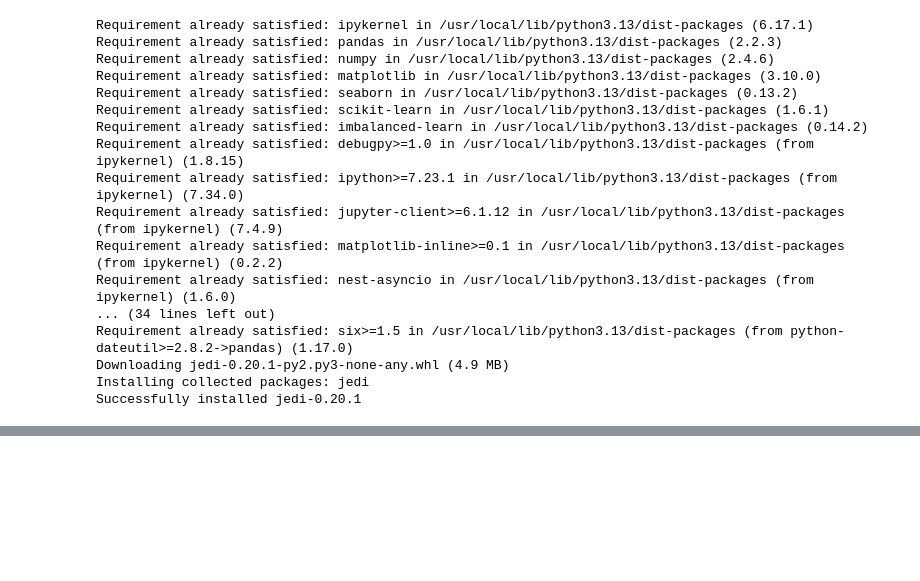
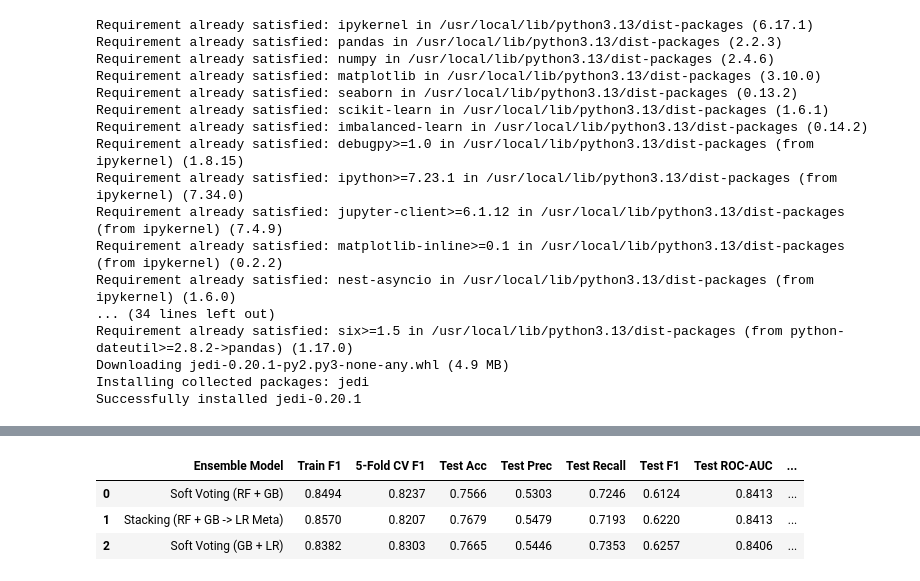
Before and after one commit to Justin1224com/6001CMD_CW2, a Jupyter notebook: 6001CMD_CW2.ipynb, the cells around one changed output, grey strips where cells are left out. Saved outputs shown, nothing was run; the diff lists cells and outputs as text; code cells hidden in the pictures; blank space fills up the shorter version.

```diff
--- a/6001CMD_CW2.ipynb
+++ b/6001CMD_CW2.ipynb
@@ -22,0 +689,94 @@ Successfully installed jedi-0.20.1
+# %%
+# ==============================================================================
+# PART F: ENSEMBLE MODEL DEVELOPMENT (SOFT VOTING & STACKING CLASSIFIERS)
+# ==============================================================================
+import time
+import pandas as pd
+import numpy as np
+import matplotlib.pyplot as plt
+import seaborn as sns
+from sklearn.ensemble import VotingClassifier, StackingClassifier
+from sklearn.linear_model import LogisticRegression
+from sklearn.model_selection import StratifiedKFold, cross_validate
+from sklearn.metrics import (accuracy_score, precision_score, recall_score,
+                             f1_score, roc_auc_score)
+
+# 1. Select Top 2 Tuned Base Models from Part E:
+#    - Tuned Random Forest (Rank 1 Test F1: 0.6275, Rank 1 Test ROC-AUC: 0.8406)
+#    - Tuned Gradient Boosting (Rank 1 Test Recall: 0.7460, Rank 2 Test F1: 0.6249, Rank 2 AUC: 0.8382)
+#    (Also evaluate Hybrid Tree+Linear Soft Voting [RF + GB vs. GB + LR] to verify optimal pairing)
+cv = StratifiedKFold(n_splits=5, shuffle=True, random_state=42)
+
+ensemble_candidates = {
+    "Soft Voting (RF + GB)": VotingClassifier(
+        estimators=[
+            ('rf', tuned_models['Random Forest']),
+            ('gb', tuned_models['Gradient Boosting'])
+        ],
+        voting='soft',
+        weights=[1, 1]
+    ),
+    "Stacking (RF + GB -> LR Meta)": StackingClassifier(
+        estimators=[
+            ('rf', tuned_models['Random Forest']),
+            ('gb', tuned_models['Gradient Boosting'])
+        ],
+        final_estimator=LogisticRegression(C=1.0, random_state=42),
+        cv=5,
+        n_jobs=1
+    ),
+    "Soft Voting (GB + LR)": VotingClassifier(
+        estimators=[
+            ('gb', tuned_models['Gradient Boosting']),
+            ('lr', tuned_models['Logistic Regression'])
+        ],
+        voting='soft',
+        weights=[2, 1]
+    )
+}
+
+# 2. Train & Evaluate Ensemble Architectures on 5-Fold CV and Unseen Hold-Out Test Set
+part_f_results = []
+trained_ensembles = {}
+
+for name, ens_model in ensemble_candidates.items():
+    print(f">>> Training & Evaluating {name}...")
+    # 5-Fold Stratified CV on SMOTE Training Set
+    cv_scores = cross_validate(ens_model, X_train_smote, y_train_smote, cv=cv,
+                               scoring=['f1', 'roc_auc', 'recall'], n_jobs=1)
+
+    # Fit on full SMOTE training set and record wall-clock training time
+    t0 = time.time()
+    ens_model.fit(X_train_smote, y_train_smote)
+    train_time = time.time() - t0
+    trained_ensembles[name] = ens_model
+
+    # Predictions on Train and Unseen Test Set
+    train_preds = ens_model.predict(X_train_smote)
+
+    t_inf0 = time.time()
+    test_preds = ens_model.predict(X_test_scaled)
+    inf_time = (time.time() - t_inf0) * 1000  # milliseconds
+    test_probs = ens_model.predict_proba(X_test_scaled)[:, 1]
+
+    train_f1 = round(f1_score(y_train_smote, train_preds), 4)
+    test_f1 = round(f1_score(y_test, test_preds), 4)
+
+    part_f_results.append({
+        'Ensemble Model': name,
+        'Train F1': train_f1,
+        '5-Fold CV F1': round(cv_scores['test_f1'].mean(), 4),
+        'Test Acc': round(accuracy_score(y_test, test_preds), 4),
+        'Test Prec': round(precision_score(y_test, test_preds), 4),
+        'Test Recall': round(recall_score(y_test, test_preds), 4),
+        'Test F1': test_f1,
+        'Test ROC-AUC': round(roc_auc_score(y_test, test_probs), 4),
+        'Overfit Gap': round(train_f1 - test_f1, 4),
+        'Train Time (s)': round(train_time, 3),
+        'Infer Time (ms)': round(inf_time, 2)
+    })
+
+df_part_f = pd.DataFrame(part_f_results)
+print("\n--- PART F: ENSEMBLE MODELS EMPIRICAL SUMMARY ---")
+display(df_part_f)
+# %% [output]
@@ -22,0 +788,4 @@ Successfully installed jedi-0.20.1
+|  | Ensemble Model | Train F1 | 5-Fold CV F1 | Test Acc | Test Prec | Test Recall | Test F1 | Test ROC-AUC | ... |
+| 0 | Soft Voting (RF + GB) | 0.8494 | 0.8237 | 0.7566 | 0.5303 | 0.7246 | 0.6124 | 0.8413 | ... |
+| 1 | Stacking (RF + GB -> LR Meta) | 0.8570 | 0.8207 | 0.7679 | 0.5479 | 0.7193 | 0.6220 | 0.8413 | ... |
+| 2 | Soft Voting (GB + LR) | 0.8382 | 0.8303 | 0.7665 | 0.5446 | 0.7353 | 0.6257 | 0.8406 | ... |
```
Also changed, not shown: parts of 12 cells of this notebook.
